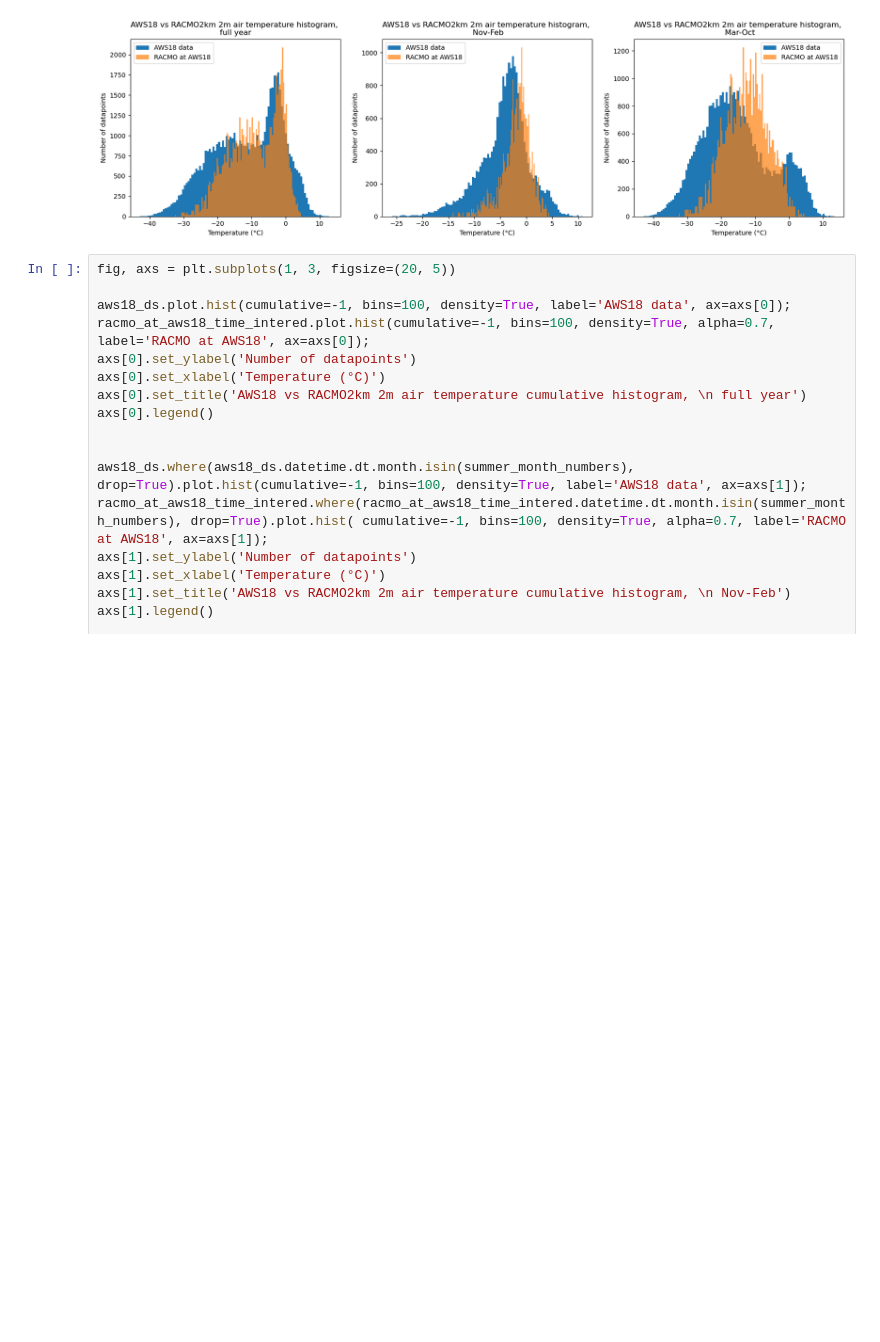
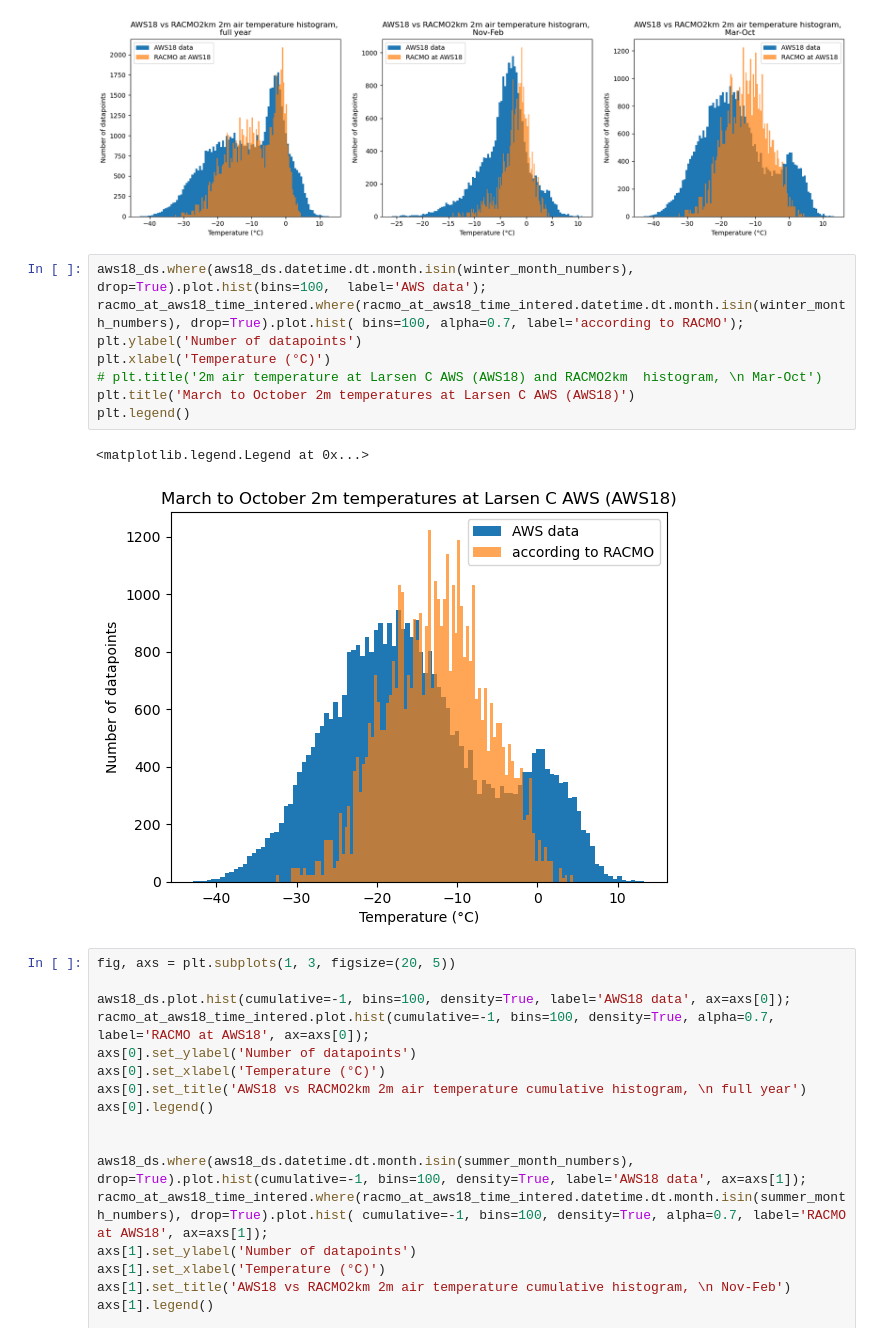
Before and after one commit to ldeo-glaciology/AntPen_NSF_NERC, a Jupyter notebook: code/aws/larsen_AWS_RACMO2km.ipynb, the cells around one changed output. Drawn from its saved outputs; the diff is of its cells as text; blank space fills up the shorter version.

Commit message:
improved AWS and RACMO NB

```diff
--- a/code/aws/larsen_AWS_RACMO2km.ipynb
+++ b/code/aws/larsen_AWS_RACMO2km.ipynb
@@ -591,6 +595,17 @@ axs[2].legend()
 # %% [output]
 <matplotlib.legend.Legend at 0x...>
 [figure]
+# %%
+aws18_ds.where(aws18_ds.datetime.dt.month.isin(winter_month_numbers), drop=True).plot.hist(bins=100,  label='AWS data');
+racmo_at_aws18_time_intered.where(racmo_at_aws18_time_intered.datetime.dt.month.isin(winter_month_numbers), drop=True).plot.hist( bins=100, alpha=0.7, label='according to RACMO');
+plt.ylabel('Number of datapoints')
+plt.xlabel('Temperature (°C)')
+# plt.title('2m air temperature at Larsen C AWS (AWS18) and RACMO2km  histogram, \n Mar-Oct')
+plt.title('March to October 2m temperatures at Larsen C AWS (AWS18)')
+plt.legend()
+# %% [output]
+<matplotlib.legend.Legend at 0x...>
+[figure, added]
 # %%
 fig, axs = plt.subplots(1, 3, figsize=(20, 5))
 
```
Also changed, not shown: parts of 2 cells of this notebook.
